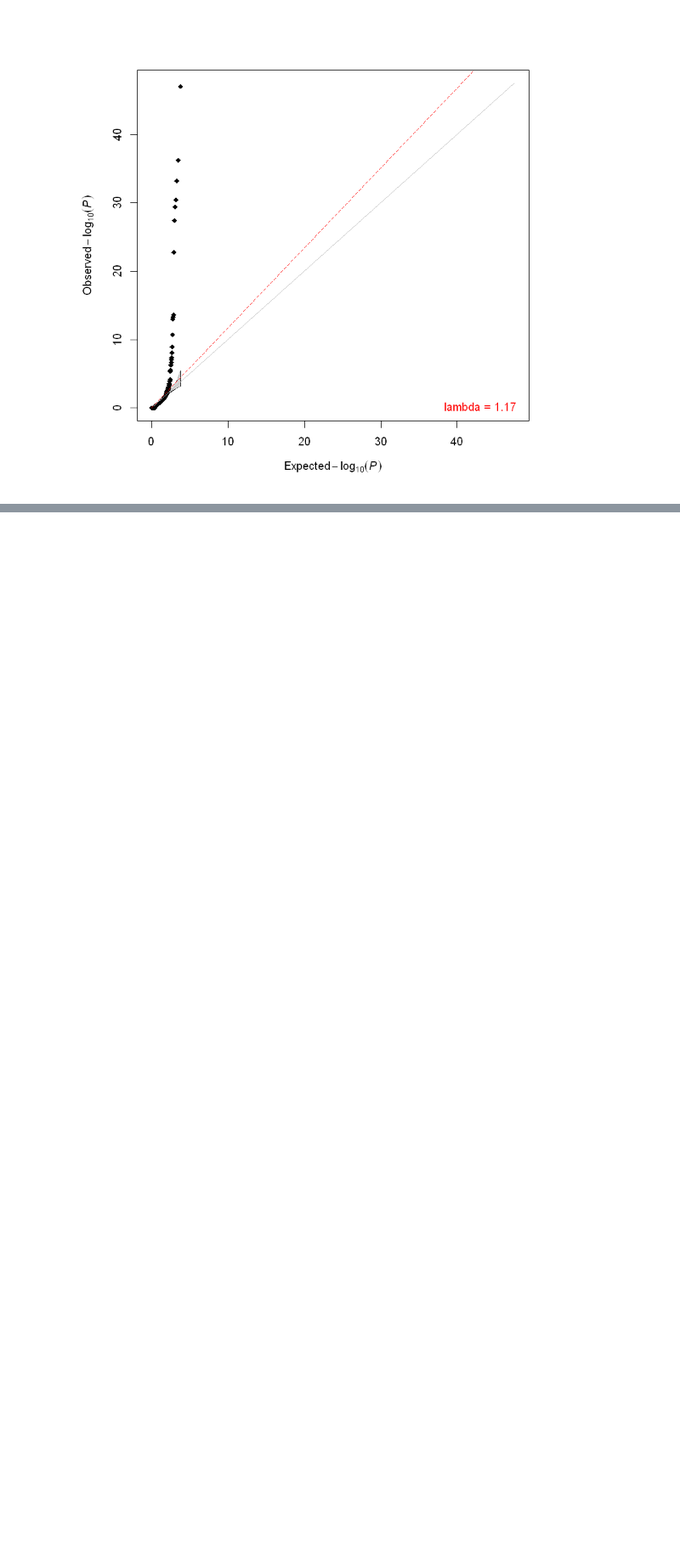
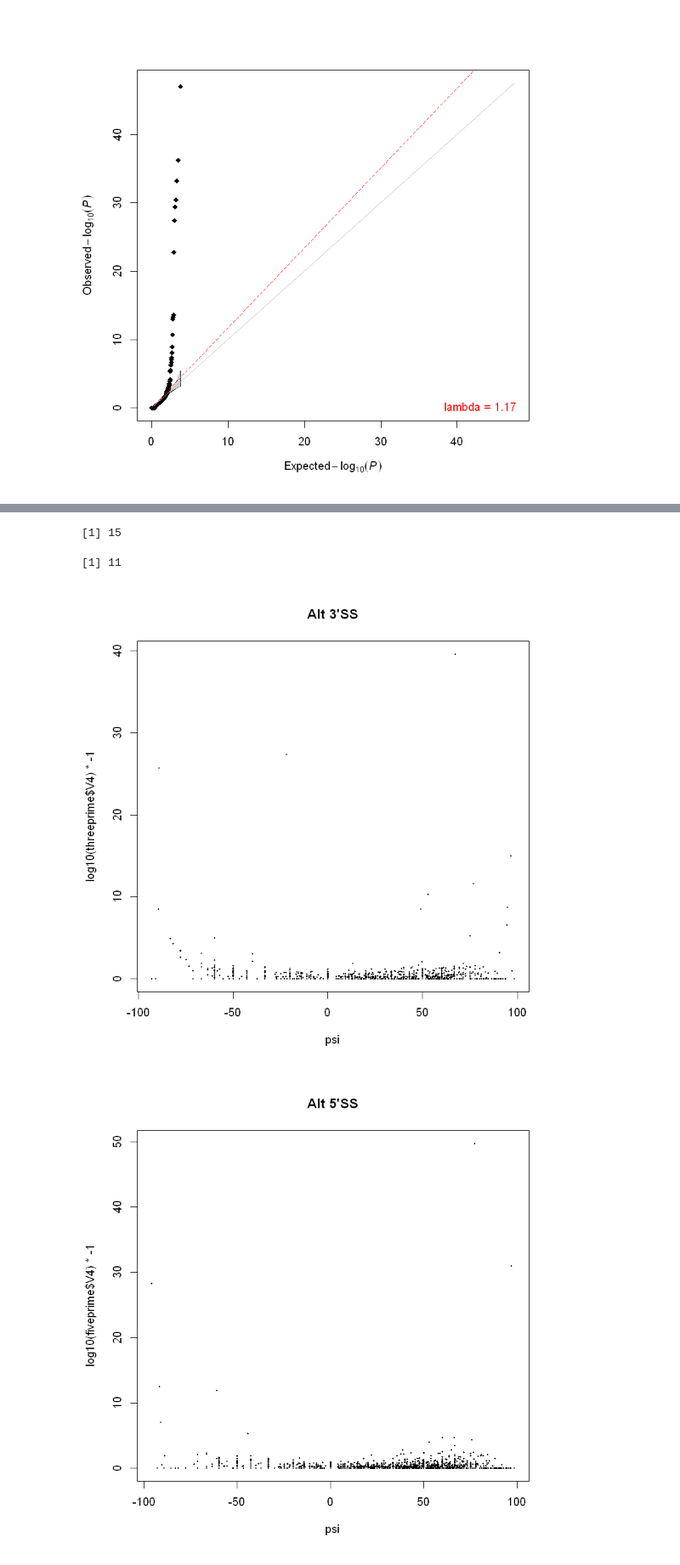
Before and after one commit to belgravia/jupyter-notebooks, a Jupyter notebook: SF3B1 CLL Alternative Splicing.ipynb, the cells around one changed output, grey strips where cells are left out. Shown at 85% size. Saved outputs shown, nothing was run; the diff lists cells and outputs as text; code cells hidden in the pictures; blank space fills up the shorter version.

```diff
--- a/SF3B1 CLL Alternative Splicing.ipynb
+++ b/SF3B1 CLL Alternative Splicing.ipynb
@@ -485,0 +504,30 @@ qq_pval(fiveprime$V4)
+# %%
+setwd('~/bme/jupyter_data/')
+threeprime = read.table('alt3primess_strandfixed.txt')  # chrom, junction 5', 3', pval, strand, wt counts for this junction,
+                                                    # mt counts ' ', wt sum for all other junctions with this 5' position,
+                                                    # mt sum ' '
+fiveprime = read.table('alt5primess_strandfixed.txt')
+nrow(threeprime)  # 3' total number of valid tests (counts >= 2)
+nrow(fiveprime)  # 5' ""
+sum(threeprime$V4 < 0.05)  # 3' tests that were significant
+sum(fiveprime$V4 < 0.05)  # 5' ""
+pvals3adj = p.adjust(threeprime$V4, method='fdr')
+pvals5adj = p.adjust(fiveprime$V4, method='fdr')
+threeprime$padj = pvals3adj
+fiveprime$padj = pvals5adj
+head(threeprime[order(threeprime$V4),])
+head(fiveprime[order(fiveprime$V4),])
+sum(pvals3adj < 0.05)  #  3' tests that were significant after correction
+sum(pvals5adj < 0.05)  # 5' ""
+psi = threeprime$V6+1
+psi2 = threeprime$V7+1
+psi = (psi2 - psi)/(psi2+psi)*100 # rough calculation of psi
+plot(psi,log10(threeprime$V4)*-1, pch=16, cex=0.3, main="Alt 3'SS")  # a poor man's volcano plot
+psi = fiveprime$V6+1
+psi2 = fiveprime$V7+1
+psi = (psi2 - psi)/(psi2+psi)*100
+plot(psi,log10(fiveprime$V4)*-1, pch=16, cex=0.3, main="Alt 5'SS")
+source("~/bme/jupyter_data/qq_pval.r")
+qq_pval(threeprime$V4)
+qq_pval(fiveprime$V4)
+# %% [output]
@@ -485,0 +552,4 @@ qq_pval(fiveprime$V4)
+[1] 15
+[1] 11
+[figure, added]
+[figure, added]
```
Also changed, not shown: parts of 3 cells of this notebook.
